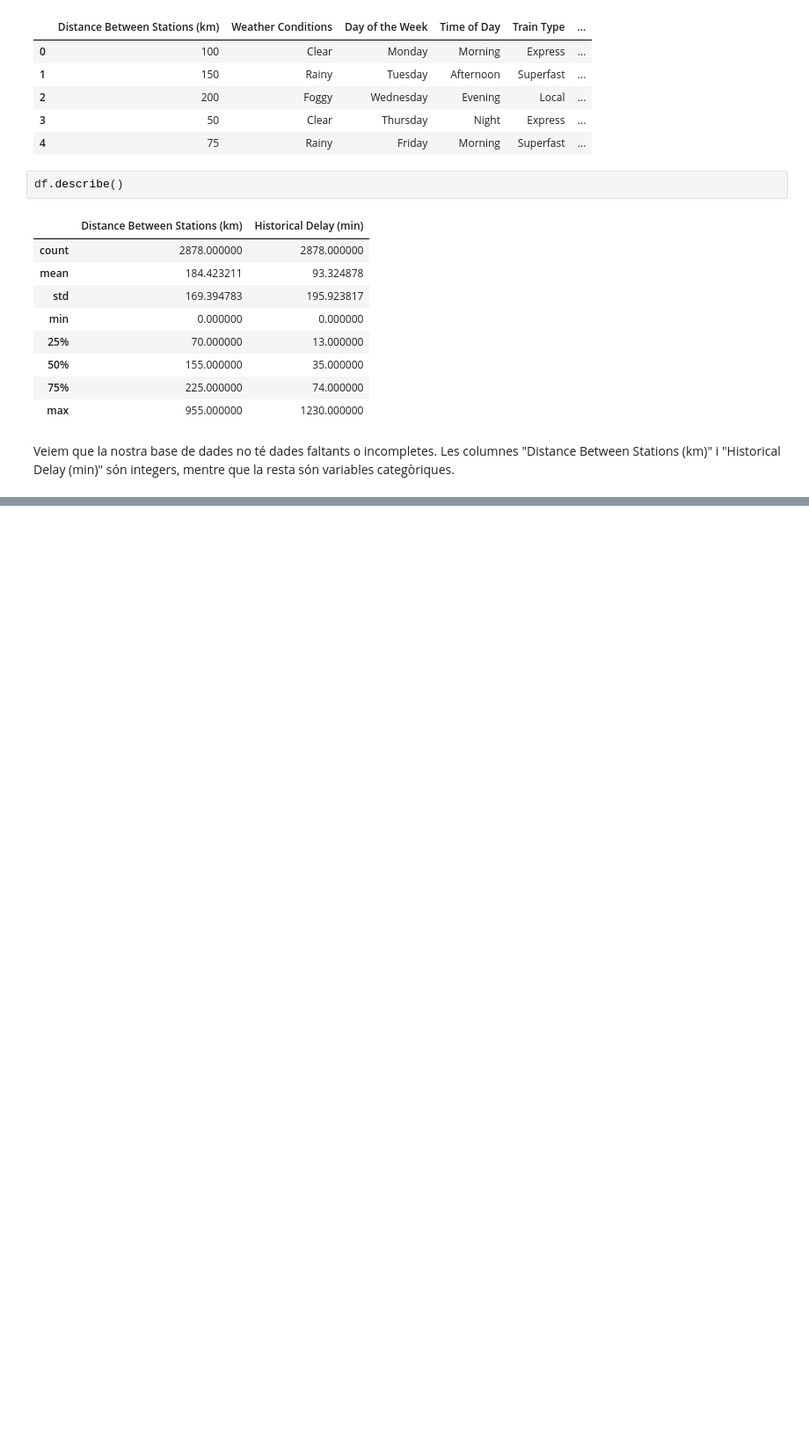
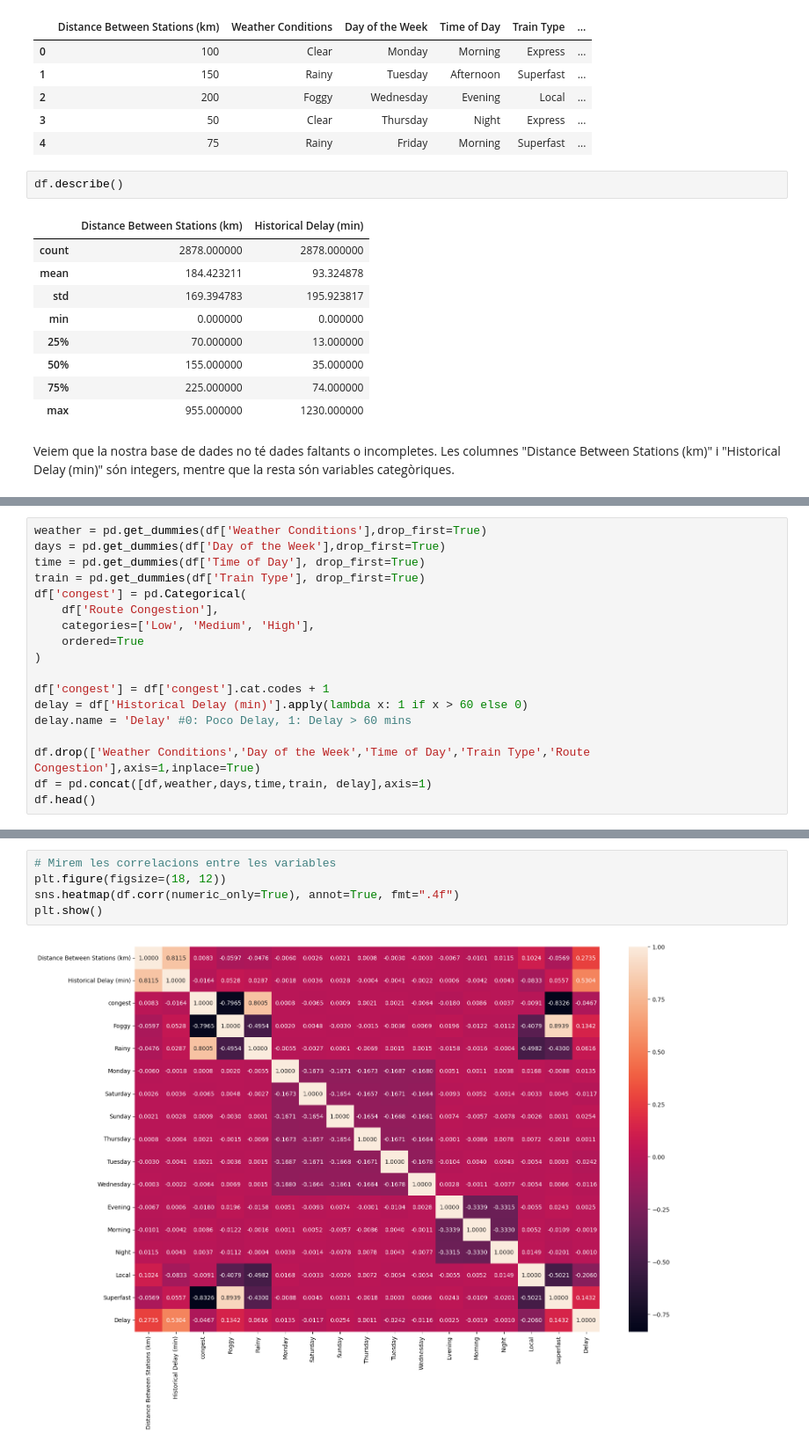
Before and after one commit to cmascarocatala/Kaggle_train_delay, a Jupyter notebook: Train_delay_analisy.ipynb, the cells around one changed output, grey strips where cells are left out. Shown: that part at 88% size. Cells and saved outputs as stored; diff of their text form; blank space fills up the shorter version.

```diff
--- a/Train_delay_analisy.ipynb
+++ b/Train_delay_analisy.ipynb
@@ -70,0 +90,18 @@ Veiem que la nostra base de dades no té dades faltants o incompletes. Les colum
+# %%
+weather = pd.get_dummies(df['Weather Conditions'],drop_first=True)
+days = pd.get_dummies(df['Day of the Week'],drop_first=True)
+time = pd.get_dummies(df['Time of Day'], drop_first=True)
+train = pd.get_dummies(df['Train Type'], drop_first=True)
+df['congest'] = pd.Categorical(
+    df['Route Congestion'],
+    categories=['Low', 'Medium', 'High'],
+    ordered=True
+)
+
+df['congest'] = df['congest'].cat.codes + 1
+delay = df['Historical Delay (min)'].apply(lambda x: 1 if x > 60 else 0)
+delay.name = 'Delay' #0: Poco Delay, 1: Delay > 60 mins
+
+df.drop(['Weather Conditions','Day of the Week','Time of Day','Train Type','Route Congestion'],axis=1,inplace=True)
+df = pd.concat([df,weather,days,time,train, delay],axis=1)
+df.head()
@@ -70,0 +115,7 @@ Veiem que la nostra base de dades no té dades faltants o incompletes. Les colum
+# %%
+# Mirem les correlacions entre les variables
+plt.figure(figsize=(18, 12))
+sns.heatmap(df.corr(numeric_only=True), annot=True, fmt=".4f")
+plt.show()
+# %% [output]
+[figure, added]
```
Also changed, not shown: parts of 12 cells of this notebook.
